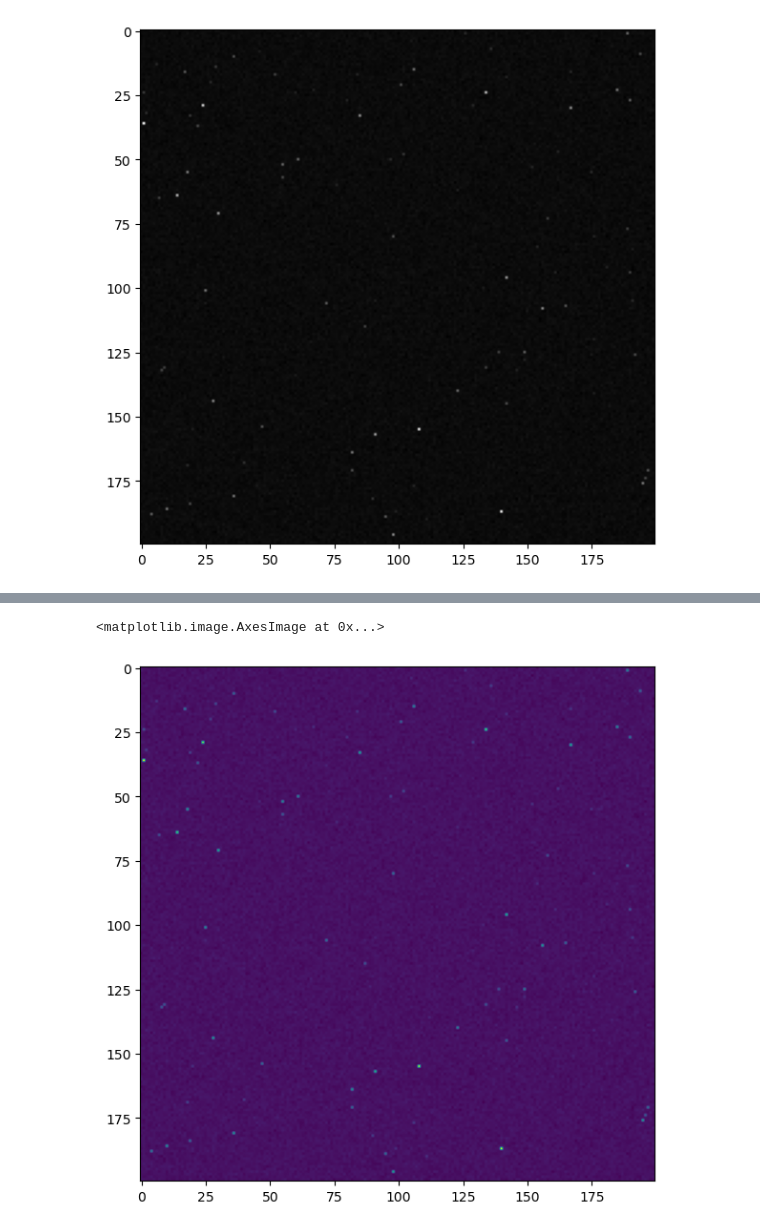
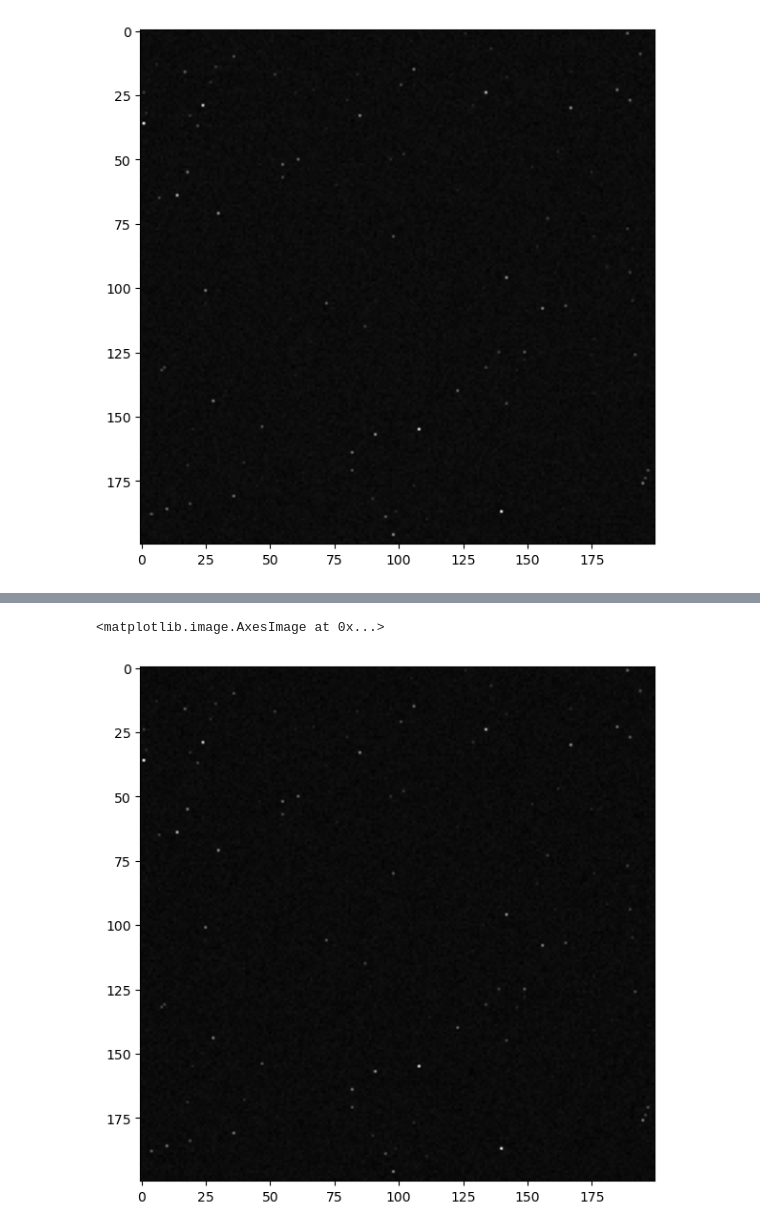
Before and after one commit to jarods00/PHYS434, a Jupyter notebook: Lab 4.ipynb, the cells around one changed output, grey strips where cells are left out. Cells and saved outputs as stored; diff of their text form; code cells hidden in the pictures.

```diff
--- a/Lab 4.ipynb
+++ b/Lab 4.ipynb
@@ -250,16 +242,10 @@ ax.imshow(image_4)
 # %%
 fig, ax = plt.subplots(1, 1, figsize = (7,7))
 
-image_5 = []
-for i in range(len(imagestack)):
-    image_5.append([])
-    for j in range(len(imagestack[i])):
-        image_5[i].append(imagestack[i][j][4])
-
-ax.imshow(image_5)
+ax.imshow(imagestack[:,:,4], cmap = 'gray')
 # %% [output]
 <matplotlib.image.AxesImage at 0x...>
-[figure, old version]
+[figure, new version]
 # %%
 fig, ax = plt.subplots(1, 1, figsize = (7,7))
 
```
Also changed, not shown: parts of 11 cells of this notebook.
